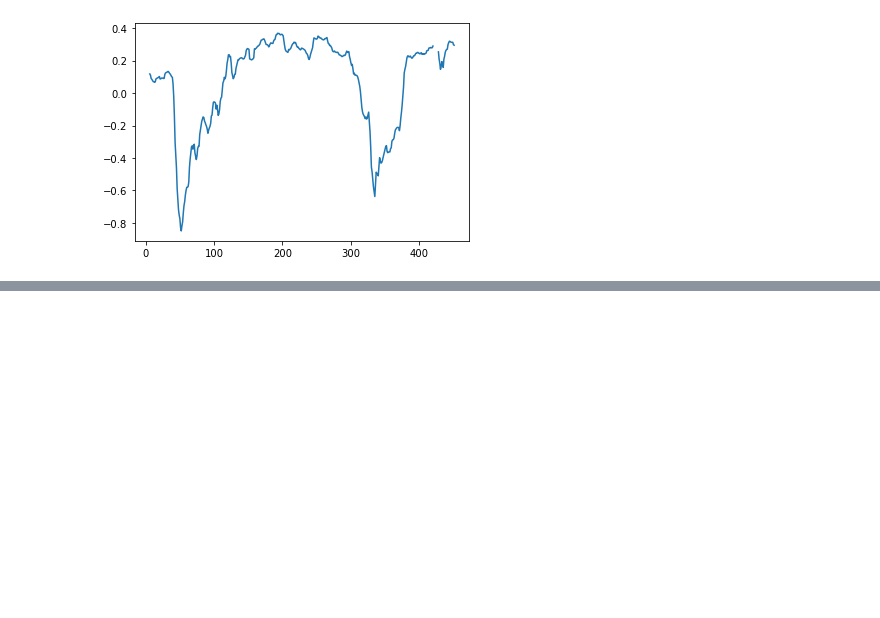
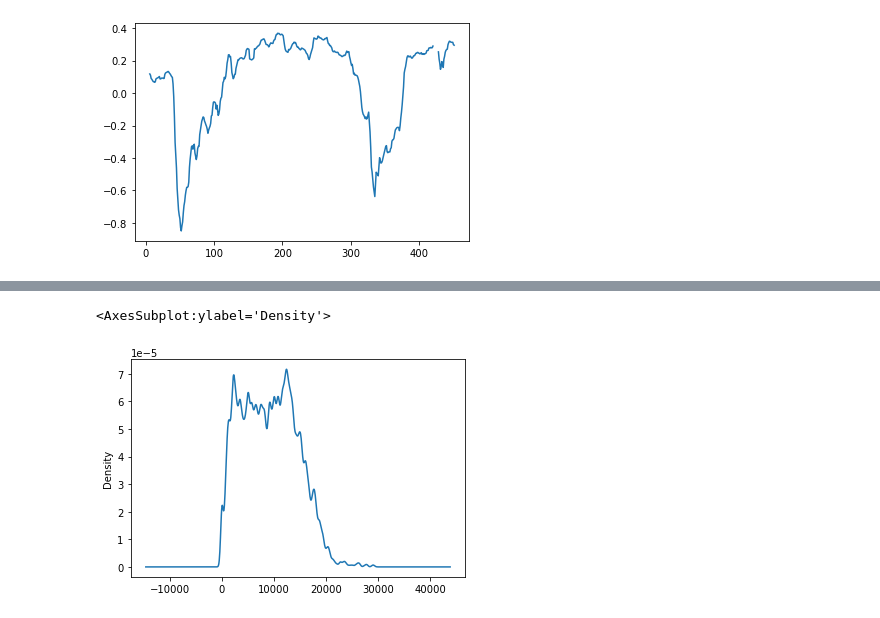
Before and after one commit to DanielAndreasen/covid-datathon21-mobility, a Jupyter notebook: notebooks/data_import-2.ipynb, the cells around one changed output, grey strips where cells are left out. Cells and saved outputs as stored; diff of their text form; code cells hidden in the pictures; blank space fills up the shorter version.

```diff
--- a/notebooks/data_import-2.ipynb
+++ b/notebooks/data_import-2.ipynb
@@ -220,3 +220,5 @@ diff.plot()
 # %% [output]
 <AxesSubplot:>
 [figure]
+# %%
+zip1 = pd.read_csv("all_zipcodes.csv", index_col=0)
@@ -222,0 +234,2 @@ diff.plot()
+# %%
+df_merged = pd.merge(df,zip1, left_on=["src","dst"], right_on=["orig","dest"])
@@ -222,0 +252,2 @@ diff.plot()
+# %%
+df_merged.drop(columns=["orig", "dest"], inplace=True)
@@ -222,0 +270,5 @@ diff.plot()
+# %%
+df_merged["duration"].plot(kind="kde")
+# %% [output]
+<AxesSubplot:ylabel='Density'>
+[figure, added]
```
Also changed, not shown: parts of 26 cells of this notebook.
